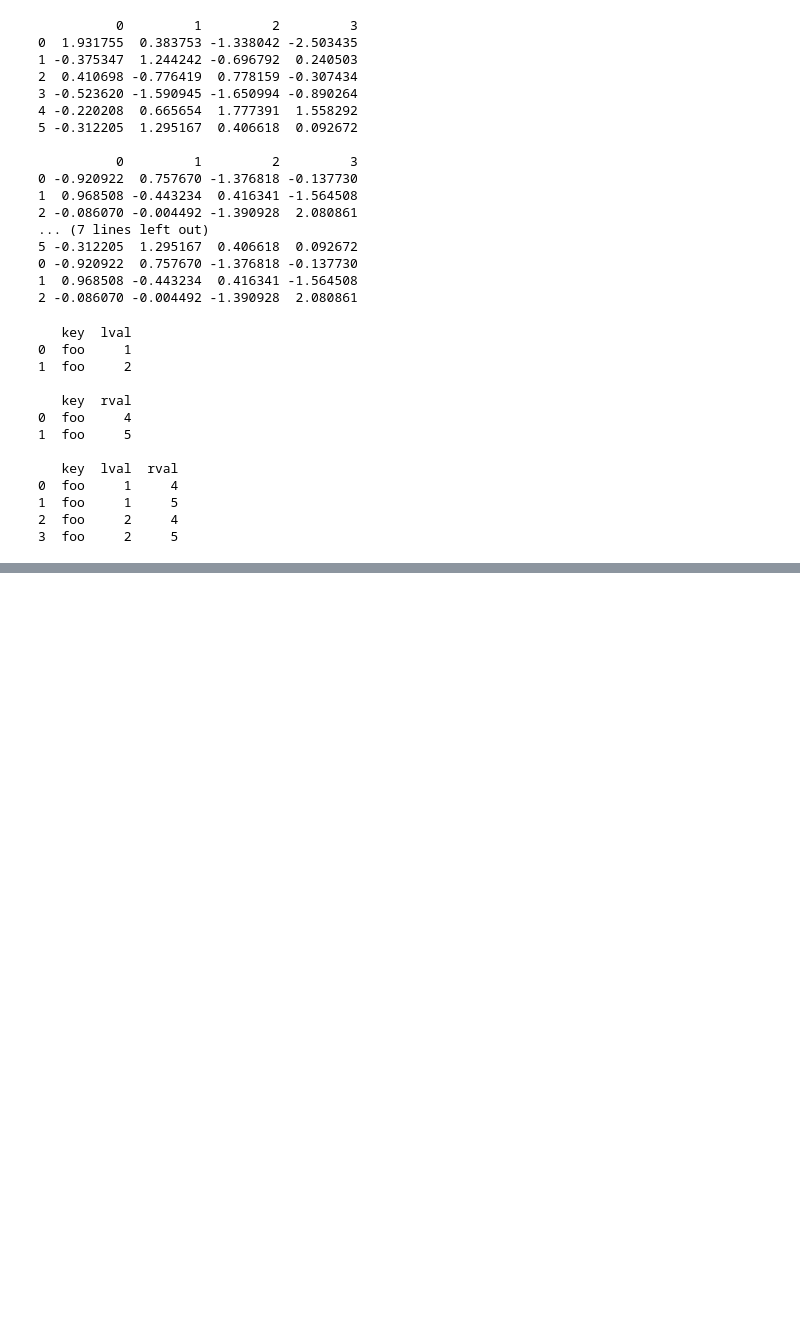
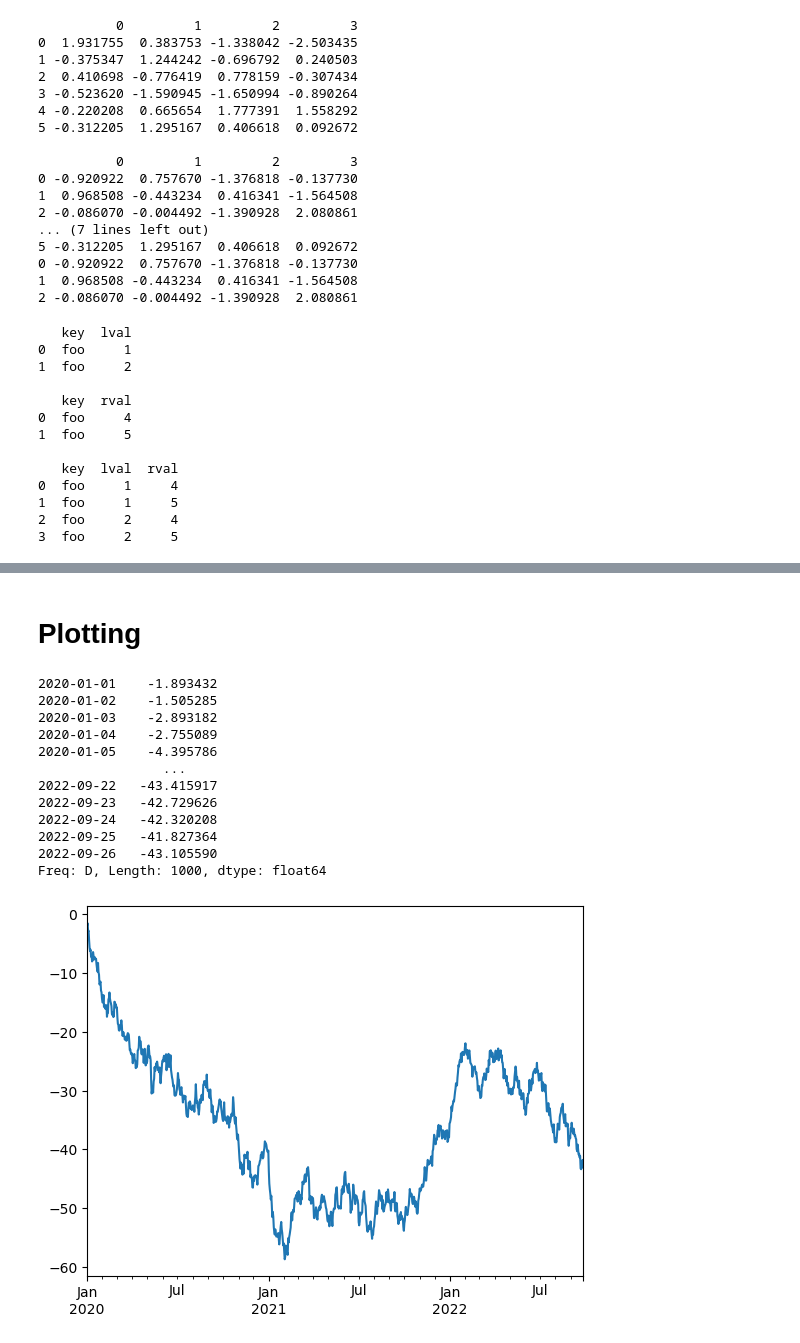
Before and after one commit to chae030/DCAV, a Jupyter notebook: 0319.ipynb, the cells around one changed output, grey strips where cells are left out. Cells and saved outputs as stored; diff of their text form; code cells hidden in the pictures; blank space fills up the shorter version.

```diff
--- a/0319.ipynb
+++ b/0319.ipynb
@@ -698,0 +779,25 @@ print(pd.merge(left, right, on='key'))
+# %% [markdown]
+# Plotting
+# %%
+import matplotlib.pyplot as plt
+
+ts = pd.Series(np.random.randn(1000),
+        index = pd.date_range('1/1/2020', periods = 1000))
+ts = ts.cumsum()
+print(ts, '\n')
+ts.plot()
+plt.show()
+# %% [output]
+2020-01-01    -1.893432
+2020-01-02    -1.505285
+2020-01-03    -2.893182
+2020-01-04    -2.755089
+2020-01-05    -4.395786
+                ...
+2022-09-22   -43.415917
+2022-09-23   -42.729626
+2022-09-24   -42.320208
+2022-09-25   -41.827364
+2022-09-26   -43.105590
+Freq: D, Length: 1000, dtype: float64
+[figure, added]
```
Also changed, not shown: parts of 7 cells of this notebook.
